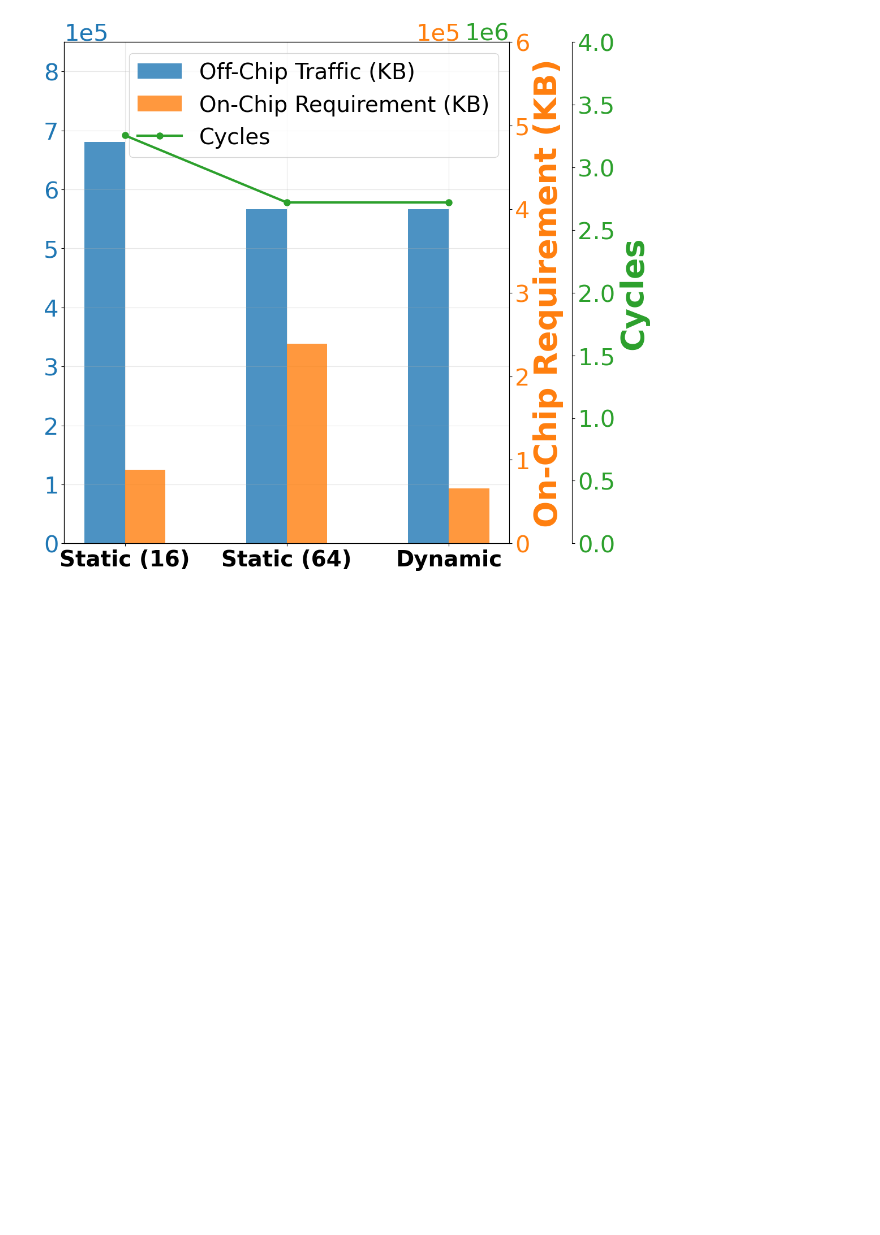
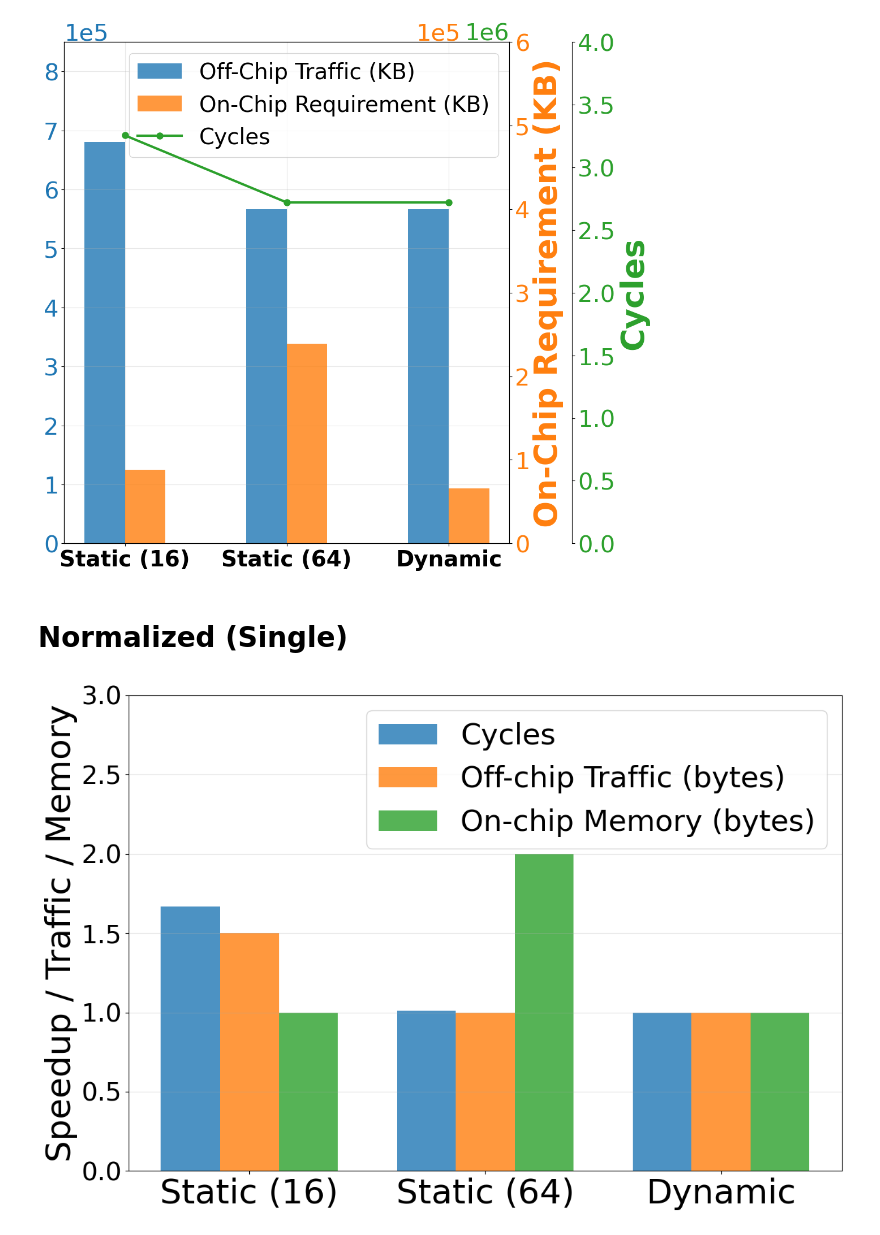
Before and after one commit to gina7484/step_artifact, a Jupyter notebook: dyn_tiling/dyn_tile.ipynb, the cells around one changed output. Drawn from its saved outputs; the diff is of its cells as text; code cells hidden in the pictures; blank space fills up the shorter version.

```diff
--- a/dyn_tiling/dyn_tile.ipynb
+++ b/dyn_tiling/dyn_tile.ipynb
@@ -445,3 +584,5 @@ create_memory_cycles_plot_left(csv_files, x_labels=labels, output_file=output_fi
 # %% [output]
 Plot saved to /home/ginasohn/step_tl/visualize/qwen_2048_768_iter032_layer_012.pdf
 [figure]
+# %% [markdown]
+# Normalized (Single)
@@ -447,0 +681,12 @@ Plot saved to /home/ginasohn/step_tl/visualize/qwen_2048_768_iter032_layer_012.p
+# %%
+x_labels = ['Static (16)','Static (64)', 'Dynamic', ]
+
+
+# Create the chart
+fig = create_grouped_bar_chart('/home/ginasohn/step_tl/dyn_tiling/mixtral_b64/mixtral_iter008_layer_010_f64_combined.csv', x_labels)
+
+# Show the plot
+plt.show()
+fig.savefig('/home/ginasohn/step_tl/dyn_tiling/mixtral_b64/mixtral_b64_dyntile.pdf', dpi=300, bbox_inches='tight')
+# %% [output]
+[figure, added]
```
Also changed, not shown: parts of 11 cells of this notebook.
